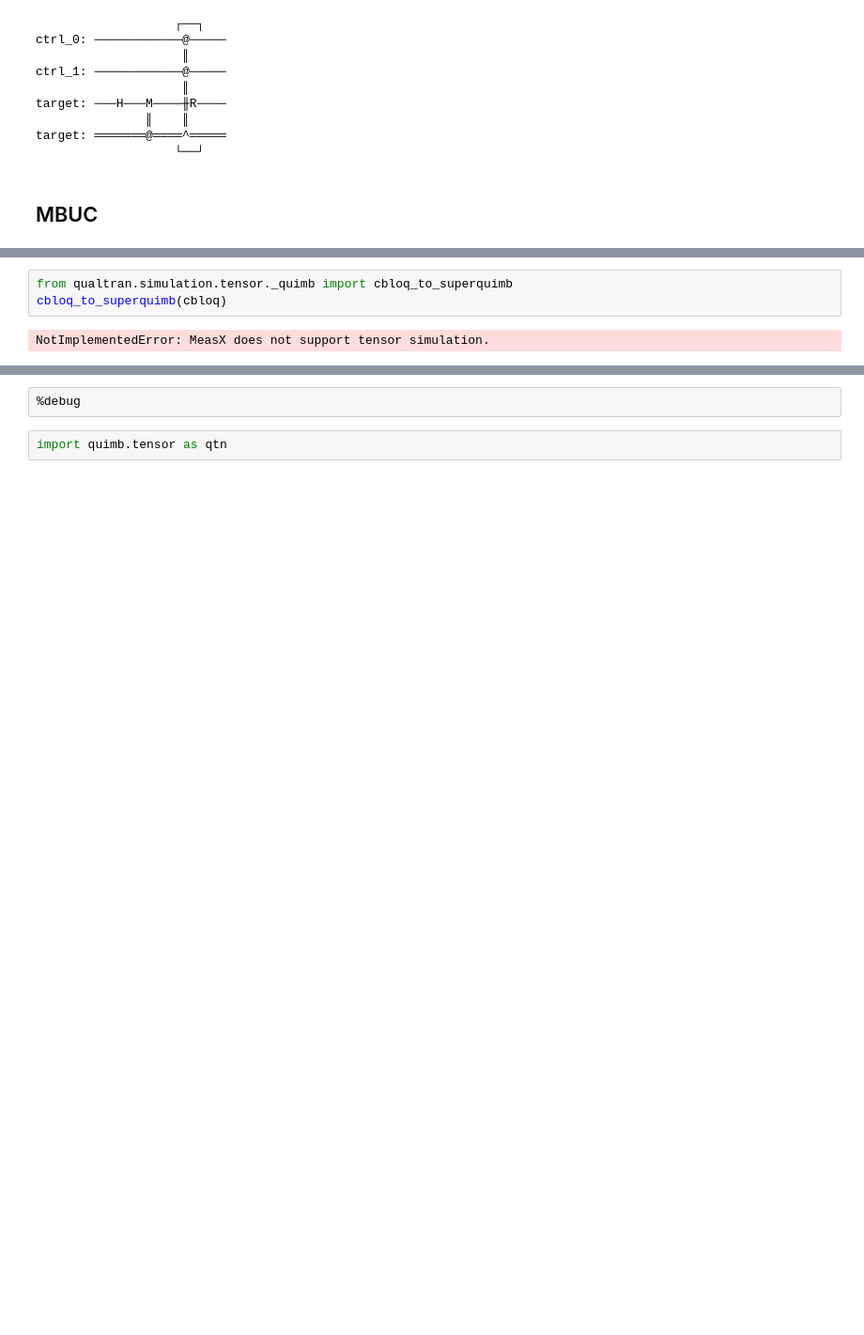
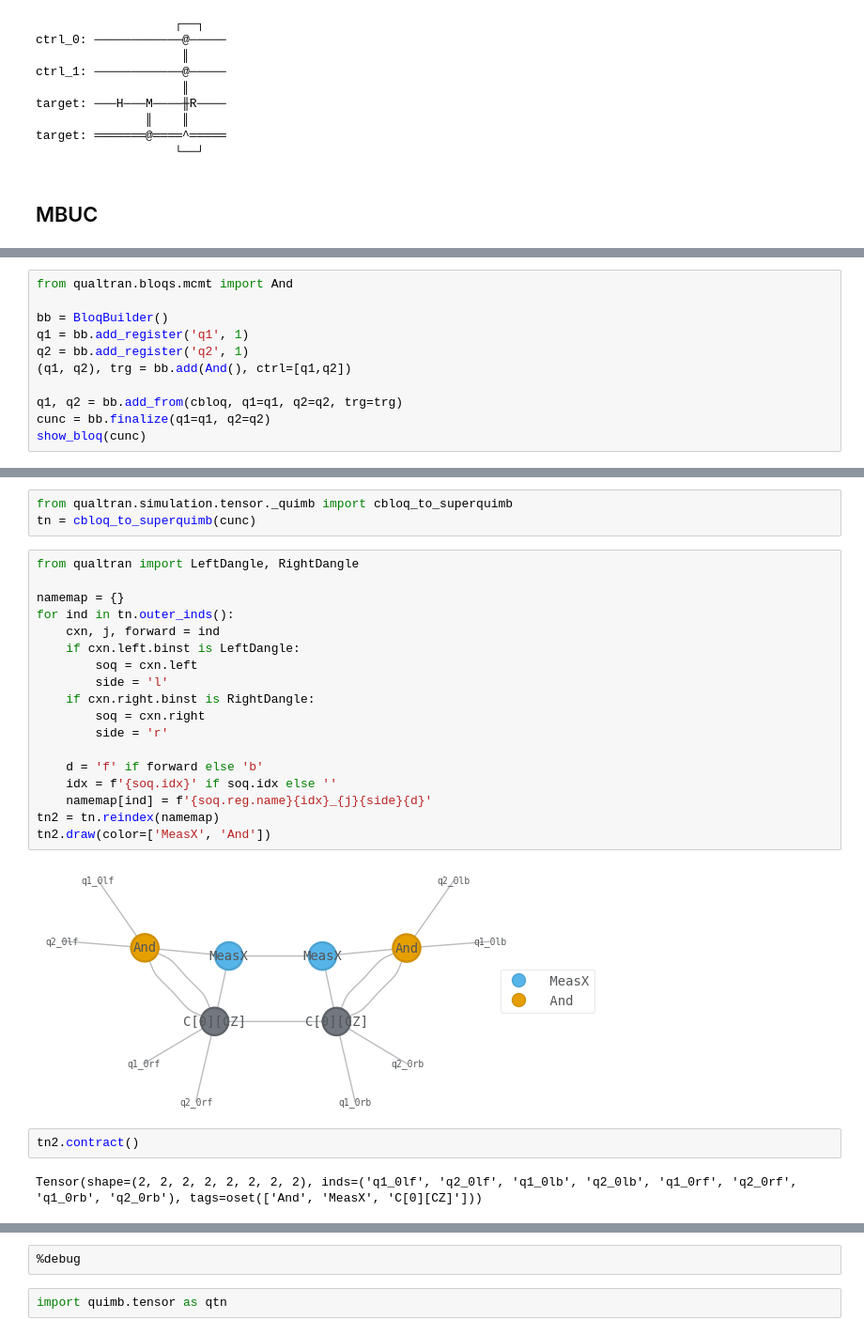
Before and after one commit to mpharrigan/Qualtran, a Jupyter notebook: qualtran/bloqs/mcmt/and_bloq.ipynb, the cells around one changed output, grey strips where cells are left out. Shown: that part at 94% size. Drawn from its saved outputs; the diff is of its cells as text; blank space fills up the shorter version.

```diff
--- a/qualtran/bloqs/mcmt/and_bloq.ipynb
+++ b/qualtran/bloqs/mcmt/and_bloq.ipynb
@@ -119,0 +204,11 @@ show_bloq(cbloq)
+# %%
+from qualtran.bloqs.mcmt import And
+
+bb = BloqBuilder()
+q1 = bb.add_register('q1', 1)
+q2 = bb.add_register('q2', 1)
+(q1, q2), trg = bb.add(And(), ctrl=[q1,q2])
+
+q1, q2 = bb.add_from(cbloq, q1=q1, q2=q2, trg=trg)
+cunc = bb.finalize(q1=q1, q2=q2)
+show_bloq(cunc)
@@ -120,5 +217,27 @@ show_bloq(cbloq)
 # %%
 from qualtran.simulation.tensor._quimb import cbloq_to_superquimb
-cbloq_to_superquimb(cbloq)
+tn = cbloq_to_superquimb(cunc)
-# %% [output]
-NotImplementedError: MeasX does not support tensor simulation.
+# %%
+from qualtran import LeftDangle, RightDangle
+
+namemap = {}
+for ind in tn.outer_inds():
+    cxn, j, forward = ind
+    if cxn.left.binst is LeftDangle:
+        soq = cxn.left
+        side = 'l'
+    if cxn.right.binst is RightDangle:
+        soq = cxn.right
+        side = 'r'
+
+    d = 'f' if forward else 'b'
+    idx = f'{soq.idx}' if soq.idx else ''
+    namemap[ind] = f'{soq.reg.name}{idx}_{j}{side}{d}'
+tn2 = tn.reindex(namemap)
+tn2.draw(color=['MeasX', 'And'])
+# %% [output]
+[figure, added]
+# %%
+tn2.contract()
+# %% [output]
+Tensor(shape=(2, 2, 2, 2, 2, 2, 2, 2), inds=('q1_0lf', 'q2_0lf', 'q1_0lb', 'q2_0lb', 'q1_0rf', 'q2_0rf', 'q1_0rb', 'q2_0rb'), tags=oset(['And', 'MeasX', 'C[0][CZ]']))
```
Also changed, not shown: parts of 21 cells of this notebook, 14 other files.
